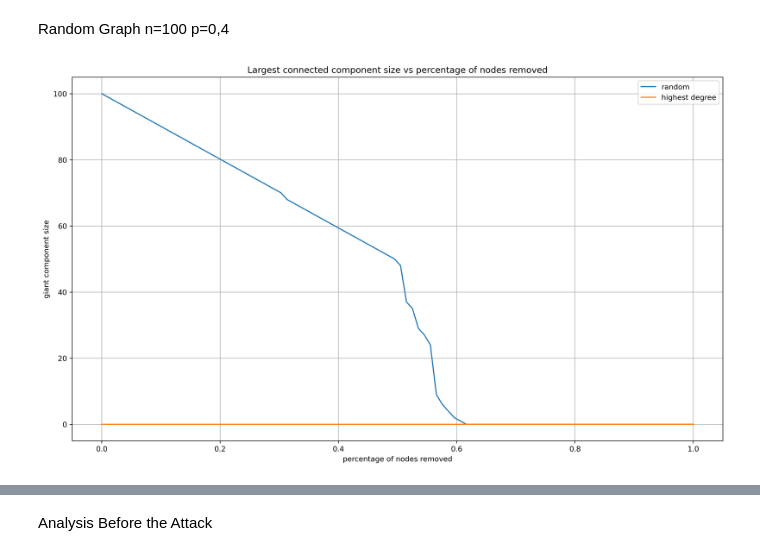
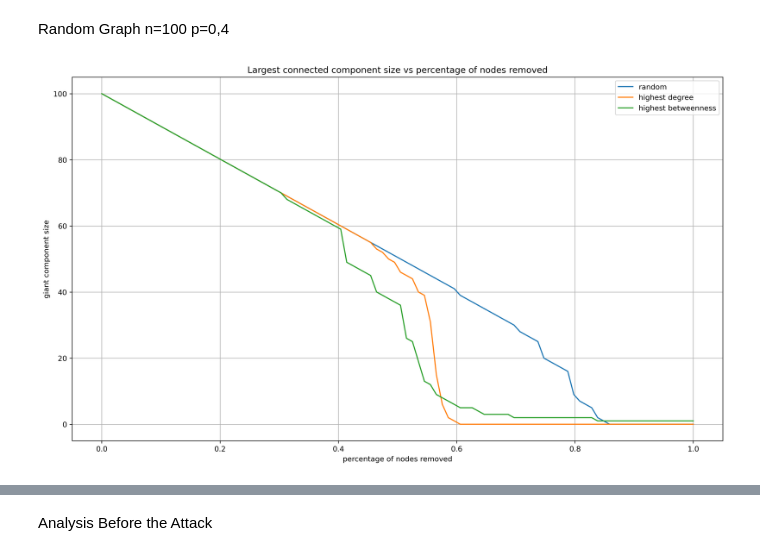
Before and after one commit to luca959/NA-3, a Jupyter notebook: NA3.ipynb, the cells around one changed output, grey strips where cells are left out. Saved outputs shown, nothing was run; the diff lists cells and outputs as text; code cells hidden in the pictures.

Commit message:
fix highest betweenness

```diff
--- a/NA3.ipynb
+++ b/NA3.ipynb
@@ -61,11 +61,13 @@ def remove_highest_betweenness_node(G: nx.Graph) -> nx.Graph:
 	Returns:
 		A networkx graph.
 	"""
-	# Get the node with the highest betweenness centrality from G
-	node = max(nx.betweenness_centrality(G).items(), key=lambda x: x[1])[0]
-	# Remove the node from G
-	G.remove_node(node)
-	# Return the resulting graph
+	G = get_lcc(G)
+	if G.number_of_nodes() > 0:
+		# Get the node with the highest betweenness centrality from G
+		node = max(nx.betweenness_centrality(G).items(), key=lambda x: x[1])[0]
+		# Remove the node from G
+		G.remove_node(node)
+		# Return the resulting graph
 	return G
 
 def remove_highest_pagerank_node(G: nx.Graph) -> nx.Graph:
@@ -154,40 +156,45 @@ G=nx.erdos_renyi_graph(n, p)
 def attack(G: nx.graph):
     g1 = G.copy()
     g2 = G.copy()
+    g3 = G.copy()
 
     # giant component size vs random attack
     '''
     x axis: ? should be 0->1
     y axis: giant component size
     '''
     l1 = [0] * (n)
     l2 = [0] * (n)
+    l3 = [0] * (n)
+
     for i in range(n):
         l1[i] = get_lcc_size(g1)
-        l1[i] = get_lcc_size(g2)
+        l2[i] = get_lcc_size(g2)
+        l3[i] = get_lcc_size(g3)
 
         g1 = remove_random_node(g1)
         g2 = remove_highest_degree_node(g2)
+        g3 = remove_highest_betweenness_node(g3)
 
     x = np.linspace(0, 1, n)
 
     plt.figure(figsize=(16,9), dpi=300)
     plt.title('Largest connected component size vs percentage of nodes removed')
     plt.plot(x, l1, label='random')
     plt.plot(x, l2, label='highest degree')
-    # plt.plot(x, l3, label='highest betweenness')
+    plt.plot(x, l3, label='highest betweenness')
     # plt.plot(x, l4, label='highest pagerank')
     # plt.plot(x, l5, label='highest closeness')
     plt.xlabel('percentage of nodes removed')
     plt.ylabel('giant component size')
     plt.grid()
     plt.legend()
 
     plt.show()
 
 attack(G)
 # %% [output]
-[figure, old version]
+[figure, new version]
 # %%
 # plot G
 plt.figure(figsize=(5,5))
```
Also changed, not shown: parts of 1 cell of this notebook.
